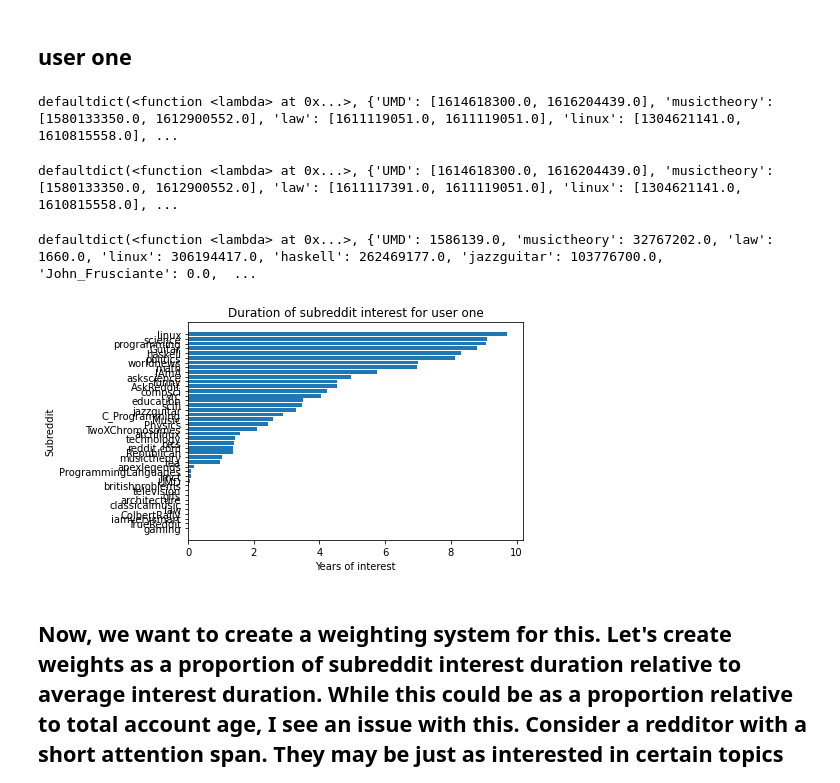
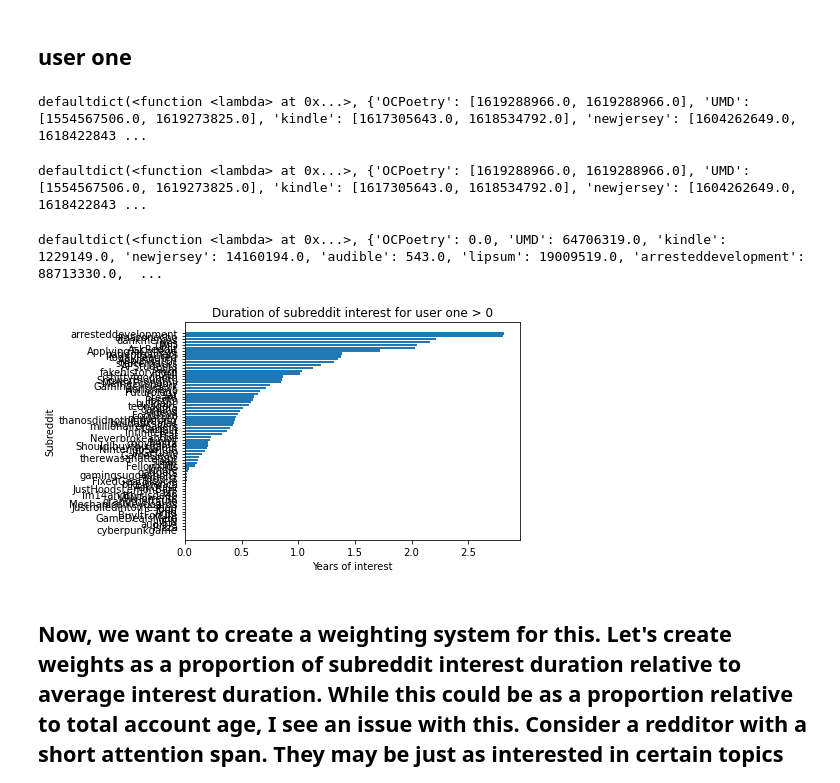
Before and after one commit to ariqbailey/ariqbailey.github.io, a Jupyter notebook: reddit-common-interests/Final_Project.ipynb, the cells around one changed output. Cells and saved outputs as stored; diff of their text form; code cells hidden in the pictures.

Commit message:
interest weight for user 2

```diff
--- a/reddit-common-interests/Final_Project.ipynb
+++ b/reddit-common-interests/Final_Project.ipynb
@@ -20,9 +20,10 @@ reddit = praw.Reddit (
     user_agent="uhhh idk",
 )
 
-USER_ONE = 'jmct' #professor
-USER_TWO = 'ariqbailey'
-# USER_ONE = 'ariqbailey'
+# USER_ONE = 'jmct' #professor
+# USER_TWO = 'ariqbailey'
+USER_ONE = 'ariqbailey'
+USER_TWO = 'jmct'
 
 # get users account creation dates
 # user_two_creation = reddit.redditor(USER_TWO).created_utc
@@ -407,7 +408,7 @@ for i, r in one_comment_df.iterrows():
 
 print(subreddits_interest_one)
 # %% [output]
-defaultdict(<function <lambda> at 0x...>, {'UMD': [1614618300.0, 1616204439.0], 'musictheory': [1580133350.0, 1612900552.0], 'law': [1611119051.0, 1611119051.0], 'linux': [1304621141.0, 1610815558.0], ...
+defaultdict(<function <lambda> at 0x...>, {'OCPoetry': [1619288966.0, 1619288966.0], 'UMD': [1554567506.0, 1619273825.0], 'kindle': [1617305643.0, 1618534792.0], 'newjersey': [1604262649.0, 1618422843 ...
 # %%
 # find the oldest and most recent submissions for each subreddit, replacing the timestamp for the comments if older/more recent respectively
 for i, r in one_post_df.iterrows():
@@ -421,7 +422,7 @@ for i, r in one_post_df.iterrows():
 
 print(subreddits_interest_one)
 # %% [output]
-defaultdict(<function <lambda> at 0x...>, {'UMD': [1614618300.0, 1616204439.0], 'musictheory': [1580133350.0, 1612900552.0], 'law': [1611117391.0, 1611119051.0], 'linux': [1304621141.0, 1610815558.0], ...
+defaultdict(<function <lambda> at 0x...>, {'OCPoetry': [1619288966.0, 1619288966.0], 'UMD': [1554567506.0, 1619273825.0], 'kindle': [1617305643.0, 1618534792.0], 'newjersey': [1604262649.0, 1618422843 ...
 # %%
 # calculate the difference in time in order to get interest length
 for k in subreddits_interest_one:
@@ -430,25 +431,25 @@ for k in subreddits_interest_one:
 
 print(subreddits_interest_one)
 # %% [output]
-defaultdict(<function <lambda> at 0x...>, {'UMD': 1586139.0, 'musictheory': 32767202.0, 'law': 1660.0, 'linux': 306194417.0, 'haskell': 262469177.0, 'jazzguitar': 103776700.0, 'John_Frusciante': 0.0,  ...
+defaultdict(<function <lambda> at 0x...>, {'OCPoetry': 0.0, 'UMD': 64706319.0, 'kindle': 1229149.0, 'newjersey': 14160194.0, 'audible': 543.0, 'lipsum': 19009519.0, 'arresteddevelopment': 88713330.0,  ...
 # %%
 # sort and graph this
 subreddits_interest_one_sorted = sorted(subreddits_interest_one.items(), key=lambda x: x[1])
 
 keys = []
 vals = []
 for k, v in subreddits_interest_one_sorted:
     if v != 0:
         keys.append(k)
         vals.append(v / 3.154e+7)
 
 plt.barh(keys, vals)
-plt.title("Duration of subreddit interest for user one")
+plt.title("Duration of subreddit interest for user one > 0")
 plt.xlabel("Years of interest")
 plt.ylabel("Subreddit")
 plt.show()
 # %% [output]
-[figure, old version]
+[figure, new version]
 # %% [markdown]
 ## Now, we want to create a weighting system for this. Let's create weights as a proportion of subreddit interest duration relative to average interest duration. While this could be as a proportion relative to total account age, I see an issue with this. Consider a redditor with a short attention span. They may be just as interested in certain topics (for the point of this project) as someone with a longer attention span, but the duration of that interest may represent a smaller period of their total activity timne on reddit.
 # %%
```
Also changed, not shown: parts of 23 cells of this notebook.
